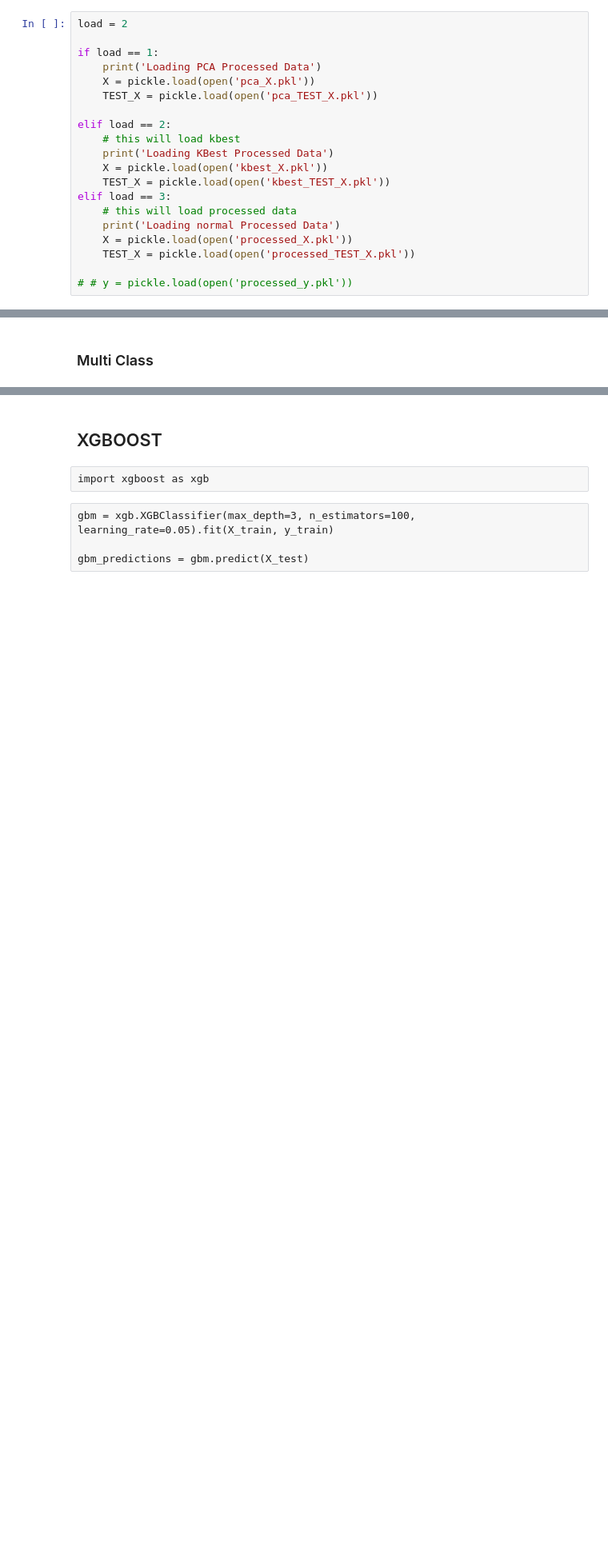
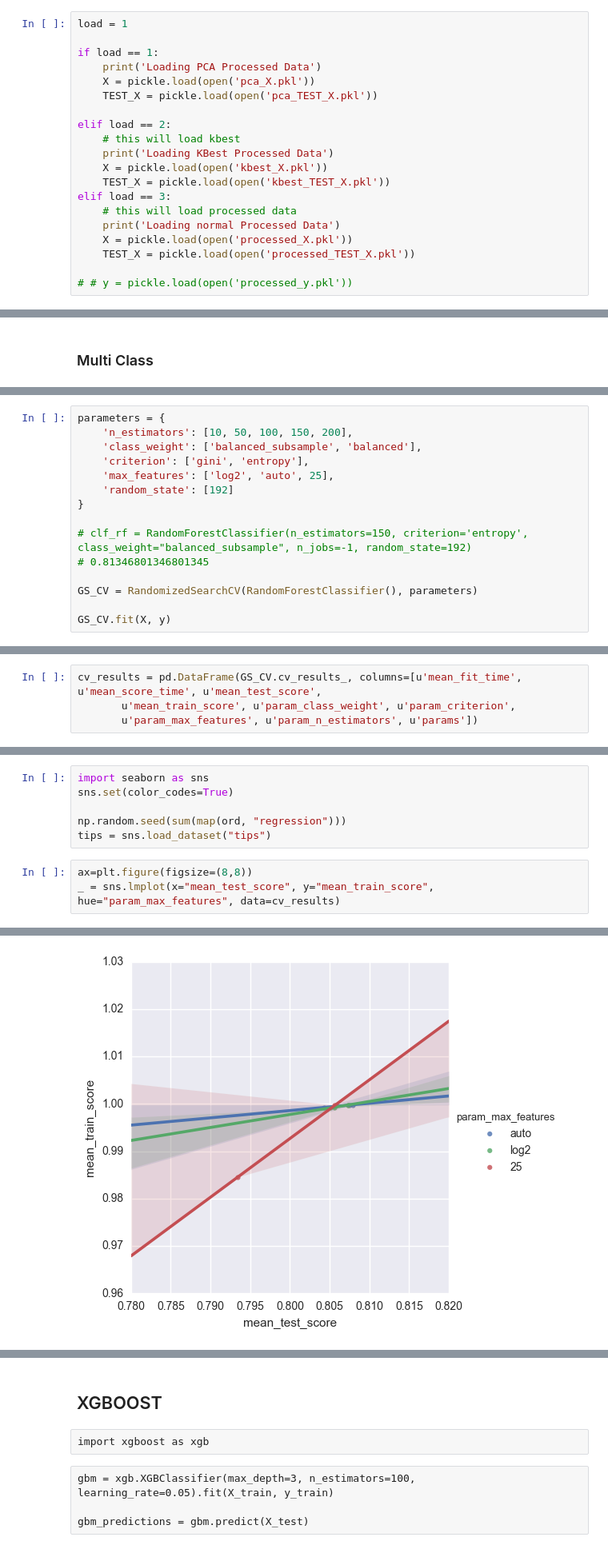
Before and after one commit to msampathkumar/datadriven, a Jupyter notebook: pumpit.ipynb, the cells around one changed output, grey strips where cells are left out. Shown at 80% size. Saved outputs shown, nothing was run; the diff lists cells and outputs as text; blank space fills up the shorter version.

```diff
--- a/pumpit.ipynb
+++ b/pumpit.ipynb
@@ -1092,7 +1102,7 @@ pickle.dump(TEST_X, open('pca_TEST_X.pkl', 'w'))
 # %% [markdown]
 ** Loading Pre-Processed Data **
 # %%
-load = 2
+load = 1
 
 if load == 1:
     print('Loading PCA Processed Data')
@@ -1393,0 +1415,15 @@ sam_confusion_maxtrix(y_test, rf_clf.predict(X_test), ['func', 'non f', 'repair'
+# %%
+parameters = {
+    'n_estimators': [10, 50, 100, 150, 200],
+    'class_weight': ['balanced_subsample', 'balanced'],
+    'criterion': ['gini', 'entropy'],
+    'max_features': ['log2', 'auto', 25],
+    'random_state': [192]
+}
+
+# clf_rf = RandomForestClassifier(n_estimators=150, criterion='entropy', class_weight="balanced_subsample", n_jobs=-1, random_state=192)
+# 0.81346801346801345
+
+GS_CV = RandomizedSearchCV(RandomForestClassifier(), parameters)
+
+GS_CV.fit(X, y)
@@ -1393,0 +1448,4 @@ sam_confusion_maxtrix(y_test, rf_clf.predict(X_test), ['func', 'non f', 'repair'
+# %%
+cv_results = pd.DataFrame(GS_CV.cv_results_, columns=[u'mean_fit_time', u'mean_score_time', u'mean_test_score',
+       u'mean_train_score', u'param_class_weight', u'param_criterion',
+       u'param_max_features', u'param_n_estimators', u'params'])
@@ -1393,0 +1458,10 @@ sam_confusion_maxtrix(y_test, rf_clf.predict(X_test), ['func', 'non f', 'repair'
+# %%
+import seaborn as sns
+sns.set(color_codes=True)
+
+np.random.seed(sum(map(ord, "regression")))
+tips = sns.load_dataset("tips")
+# %%
+ax=plt.figure(figsize=(8,8))
+_ = sns.lmplot(x="mean_test_score", y="mean_train_score", hue="param_max_features", data=cv_results)
+# %% [output]
@@ -1393,0 +1469 @@ sam_confusion_maxtrix(y_test, rf_clf.predict(X_test), ['func', 'non f', 'repair'
+[figure, added]
```
Also changed, not shown: parts of 77 cells of this notebook, 1 other file.
